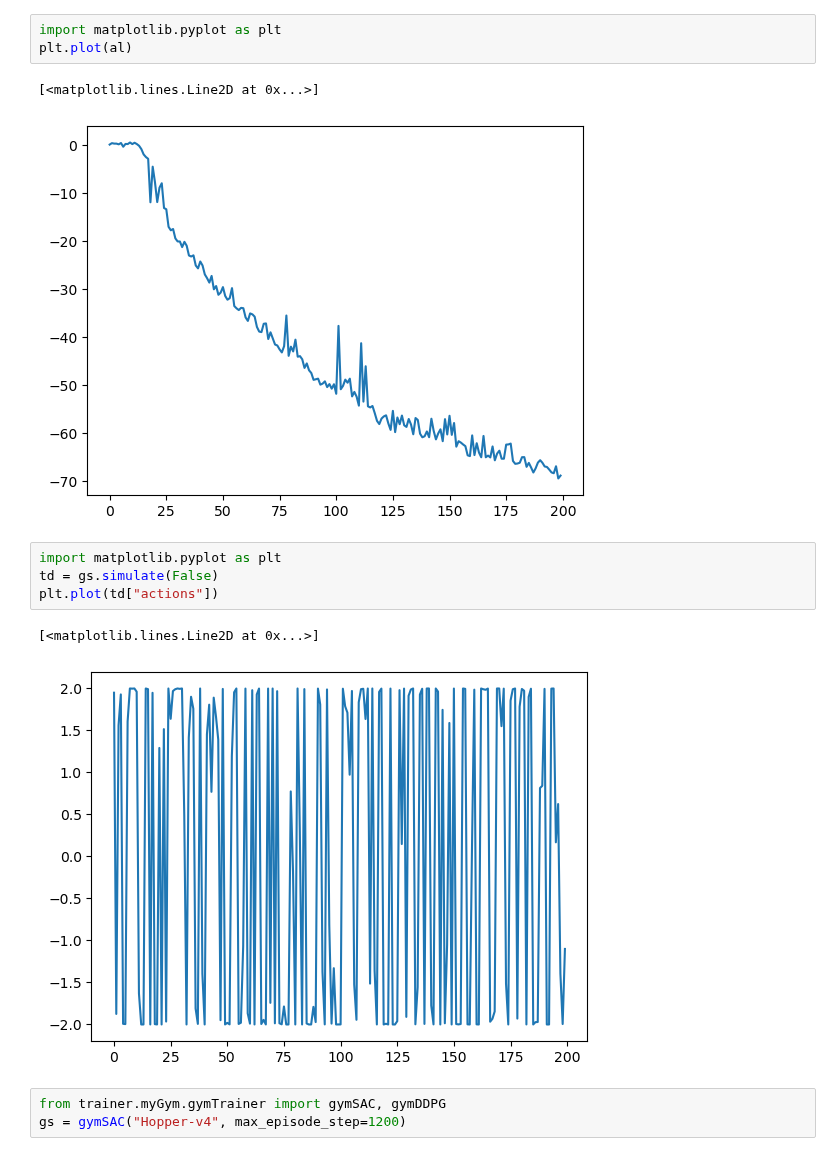
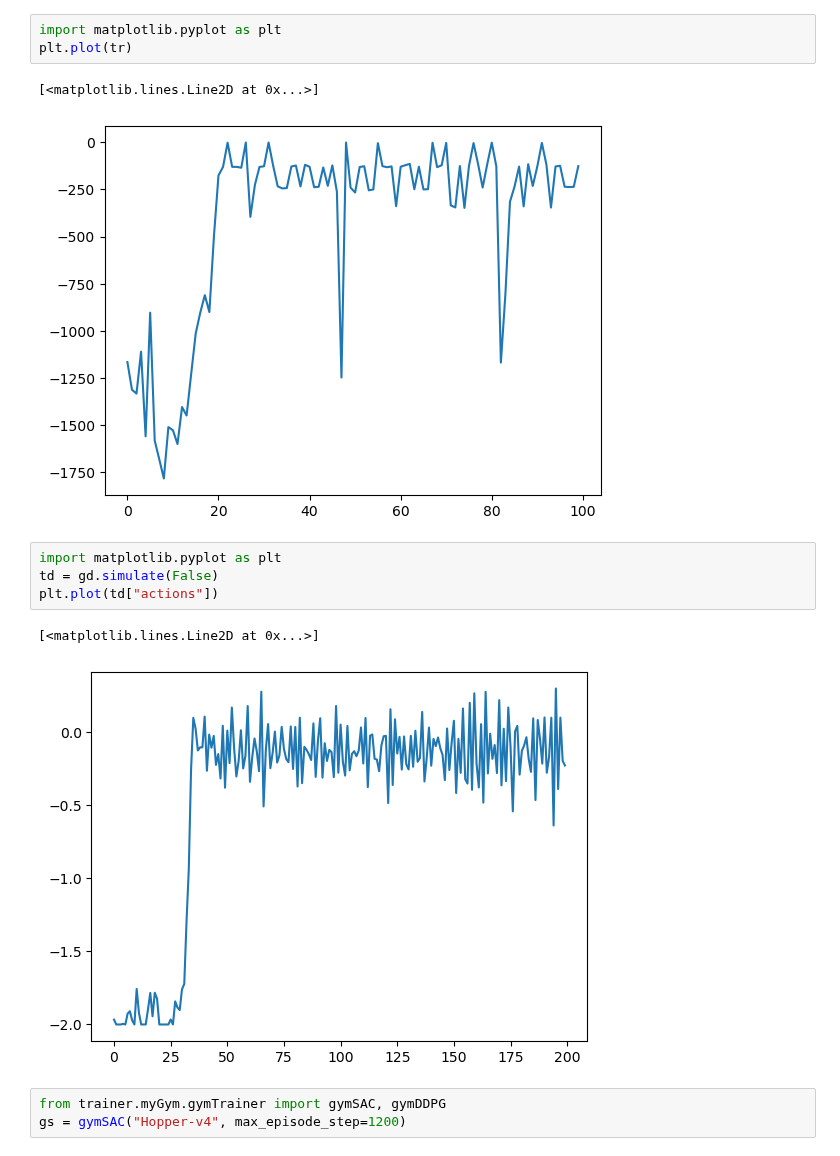
Before and after one commit to liziyao99/multi-debris-avoidance, a Jupyter notebook: gymTest.ipynb, the cells around one changed output. Drawn from its saved outputs; the diff is of its cells as text.

```diff
--- a/gymTest.ipynb
+++ b/gymTest.ipynb
@@ -19,17 +17,17 @@ tr, cl ,al = gd.train(1, 100)
 [interactive output not drawn]
 # %%
 import matplotlib.pyplot as plt
-plt.plot(al)
+plt.plot(tr)
 # %% [output]
 [<matplotlib.lines.Line2D at 0x...>]
-[figure, old version]
+[figure, new version]
 # %%
 import matplotlib.pyplot as plt
-td = gs.simulate(False)
+td = gd.simulate(False)
 plt.plot(td["actions"])
 # %% [output]
 [<matplotlib.lines.Line2D at 0x...>]
-[figure, old version]
+[figure, new version]
 # %%
 from trainer.myGym.gymTrainer import gymSAC, gymDDPG
 gs = gymSAC("Hopper-v4", max_episode_step=1200)
```
Also changed, not shown: parts of 3 cells of this notebook, 12 other files.
